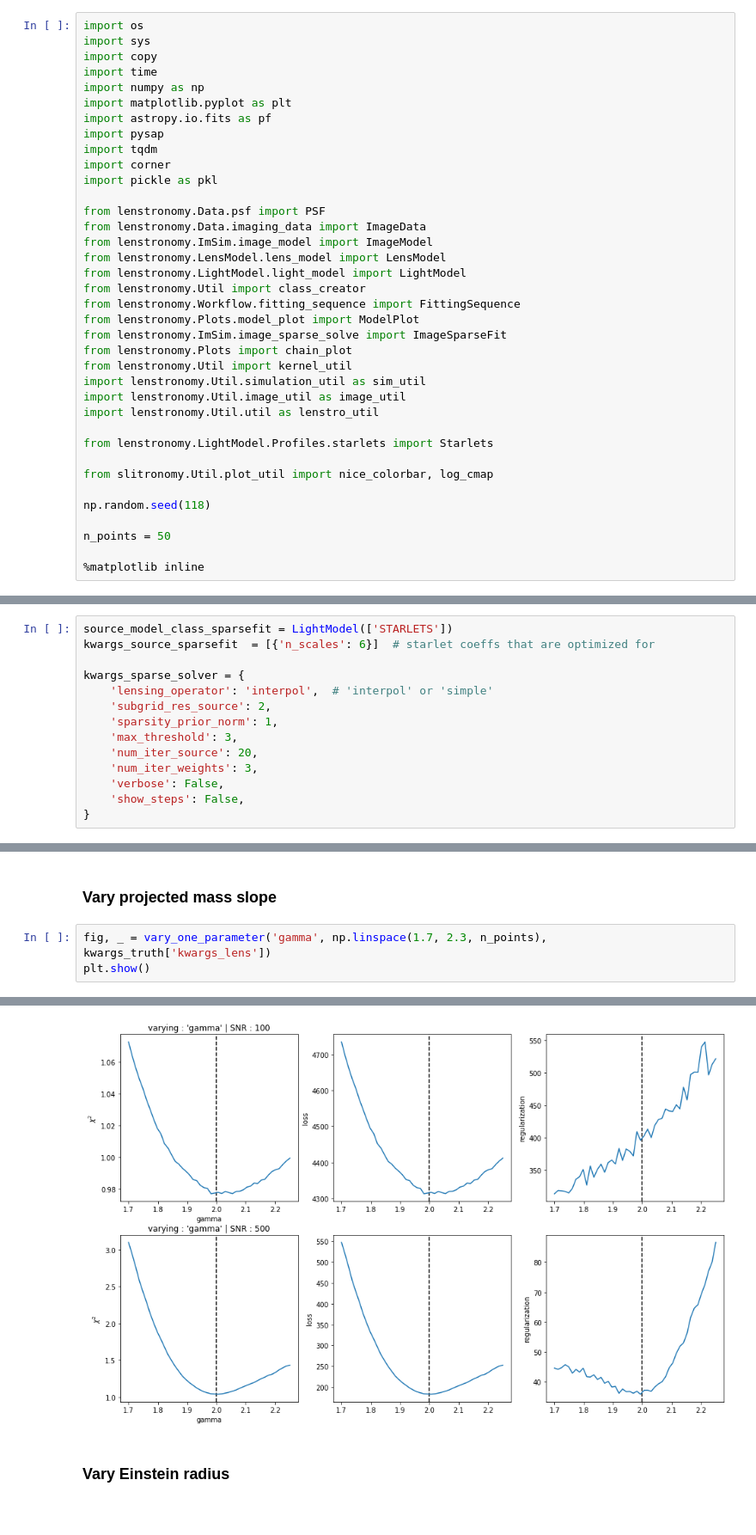
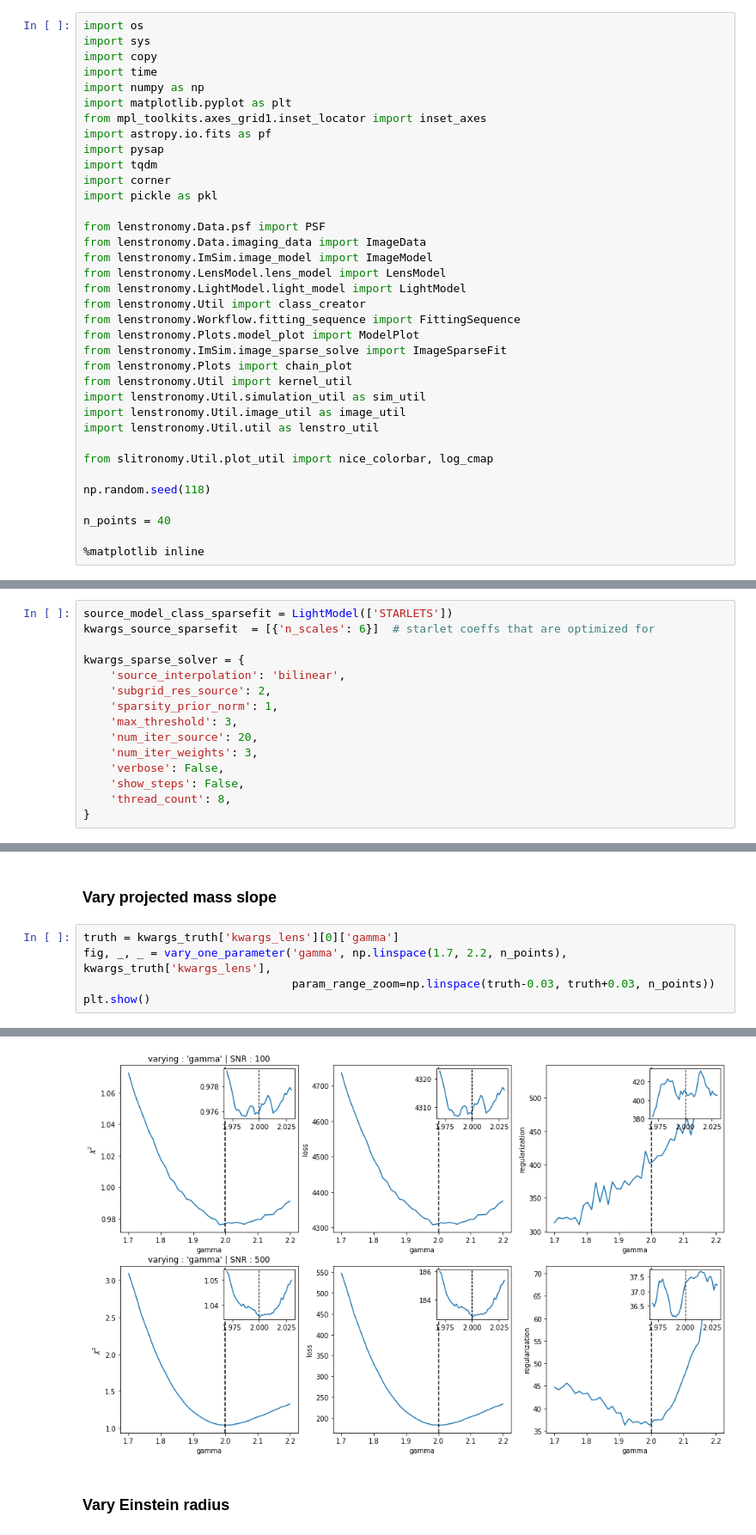
Before and after one commit to aymgal/SLITronomy, a Jupyter notebook: thirdparty/dev_notebooks/loss_minimization_lens_model.ipynb, the cells around one changed output, grey strips where cells are left out. Shown at 86% size. Drawn from its saved outputs; the diff is of its cells as text.

```diff
--- a/thirdparty/dev_notebooks/loss_minimization_lens_model.ipynb
+++ b/thirdparty/dev_notebooks/loss_minimization_lens_model.ipynb
@@ -9,6 +9,7 @@ import copy
 import time
 import numpy as np
 import matplotlib.pyplot as plt
+from mpl_toolkits.axes_grid1.inset_locator import inset_axes
 import astropy.io.fits as pf
 import pysap
 import tqdm
@@ -30,13 +31,11 @@ import lenstronomy.Util.simulation_util as sim_util
 import lenstronomy.Util.image_util as image_util
 import lenstronomy.Util.util as lenstro_util
 
-from lenstronomy.LightModel.Profiles.starlets import Starlets
-
 from slitronomy.Util.plot_util import nice_colorbar, log_cmap
 
 np.random.seed(118)
 
-n_points = 50
+n_points = 40
 
 %matplotlib inline
 # %%
@@ -155,7 +154,7 @@ source_model_class_sparsefit = LightModel(['STARLETS'])
 kwargs_source_sparsefit  = [{'n_scales': 6}]  # starlet coeffs that are optimized for
 
 kwargs_sparse_solver = {
-    'lensing_operator': 'interpol',  # 'interpol' or 'simple'
+    'source_interpolation': 'bilinear',
     'subgrid_res_source': 2,
     'sparsity_prior_norm': 1,
     'max_threshold': 3,
@@ -163,6 +162,7 @@ kwargs_sparse_solver = {
     'num_iter_weights': 3,
     'verbose': False,
     'show_steps': False,
+    'thread_count': 8,
 }
 # %%
 # test on the highest SNR to check for optimal settings
@@ -247,6 +271,8 @@ def vary_one_parameter(param_name, param_range, kwargs_lens_truth, n_scales=6):
 # %% [markdown]
 ### Vary projected mass slope
 # %%
-fig, _ = vary_one_parameter('gamma', np.linspace(1.7, 2.3, n_points), kwargs_truth['kwargs_lens'])
+truth = kwargs_truth['kwargs_lens'][0]['gamma']
+fig, _, _ = vary_one_parameter('gamma', np.linspace(1.7, 2.2, n_points), kwargs_truth['kwargs_lens'],
+                               param_range_zoom=np.linspace(truth-0.03, truth+0.03, n_points))
 plt.show()
 # %% [output]
@@ -277,4 +279,4 @@ and kwargs_special: None
-[figure, old version]
+[figure, new version]
 # %% [markdown]
 ### Vary Einstein radius
 # %%
```
Also changed, not shown: parts of 7 cells of this notebook, 2 other files.
